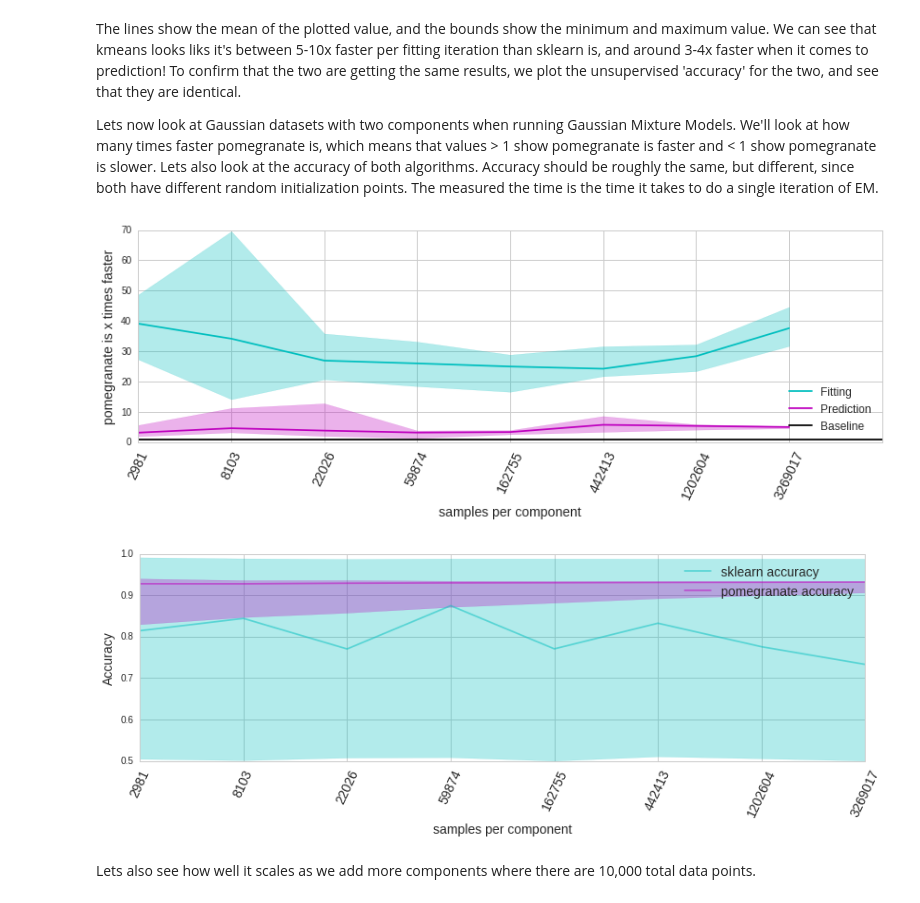
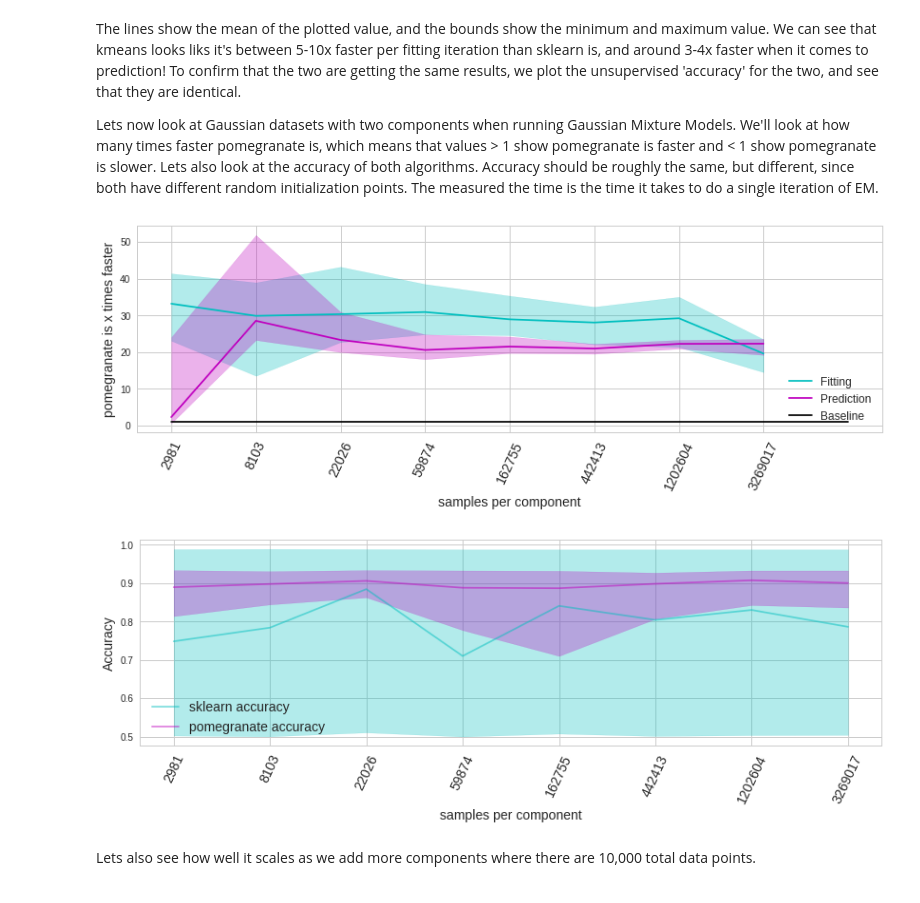
Before and after one commit to jmschrei/pomegranate, a Jupyter notebook: benchmarks/pomegranate_vs_sklearn_gmm.ipynb, the cells around one changed output. Cells and saved outputs as stored; diff of their text form; code cells hidden in the pictures.

```diff
--- a/benchmarks/pomegranate_vs_sklearn_gmm.ipynb
+++ b/benchmarks/pomegranate_vs_sklearn_gmm.ipynb
@@ -117,7 +117,7 @@ The lines show the mean of the plotted value, and the bounds show the minimum an
 
 Lets now look at Gaussian datasets with two components when running Gaussian Mixture Models. We'll look at how many times faster pomegranate is, which means that values > 1 show pomegranate is faster and < 1 show pomegranate is slower. Lets also look at the accuracy of both algorithms. Accuracy should be roughly the same, but different, since both have different random initialization points. The measured the time is the time it takes to do a single iteration of EM.
 # %%
-def evaluate_models( skl, pom ):
+def evaluate_models():
     sizes = numpy.around( numpy.exp( numpy.arange(8, 16) ) ).astype('int')
     n, m = sizes.shape[0], 20
 
@@ -128,42 +128,43 @@ def evaluate_models( skl, pom ):
     for i in range(m):
         for j, size in enumerate(sizes):
             X, y = create_dataset( size, 1, 2 )
+
+            pom = GeneralMixtureModel( NormalDistribution, n_components=2 )
+            skl = GMM( n_components=3, n_iter=1 )
 
             # bench fit times
             tic = time.time()
             skl.fit( X )
             skl_fit[i, j] = time.time() - tic
 
             tic = time.time()
             pom.fit( X, max_iterations=1 )
             pom_fit[i, j] = time.time() - tic
 
             # bench predict times
             tic = time.time()
             skl_predictions = skl.predict( X )
             skl_predict[i, j] = time.time() - tic
 
             tic = time.time()
             pom_predictions = pom.predict( X )
             pom_predict[i, j] = time.time() - tic
 
             # check number wrong
             skl_e = (y != skl_predictions).mean()
             pom_e = (y != pom_predictions).mean()
 
             skl_error[i, j] = min(skl_e, 1-skl_e)
             pom_error[i, j] = min(pom_e, 1-pom_e)
 
     fit = skl_fit / pom_fit
     predict = skl_predict / pom_predict
     plot(fit, predict, skl_error, pom_error, sizes, "samples per component")
 
-pom = GeneralMixtureModel( NormalDistribution, n_components=2 )
-skl = GMM( n_components=3, n_iter=1 )
-evaluate_models( skl, pom )
+evaluate_models()
 # %% [output]
-[figure, old version]
+[figure, new version]
-[figure, old version]
+[figure, new version]
 # %% [markdown]
 Lets also see how well it scales as we add more components where there are 10,000 total data points.
 # %%
```
Also changed, not shown: parts of 4 cells of this notebook.
